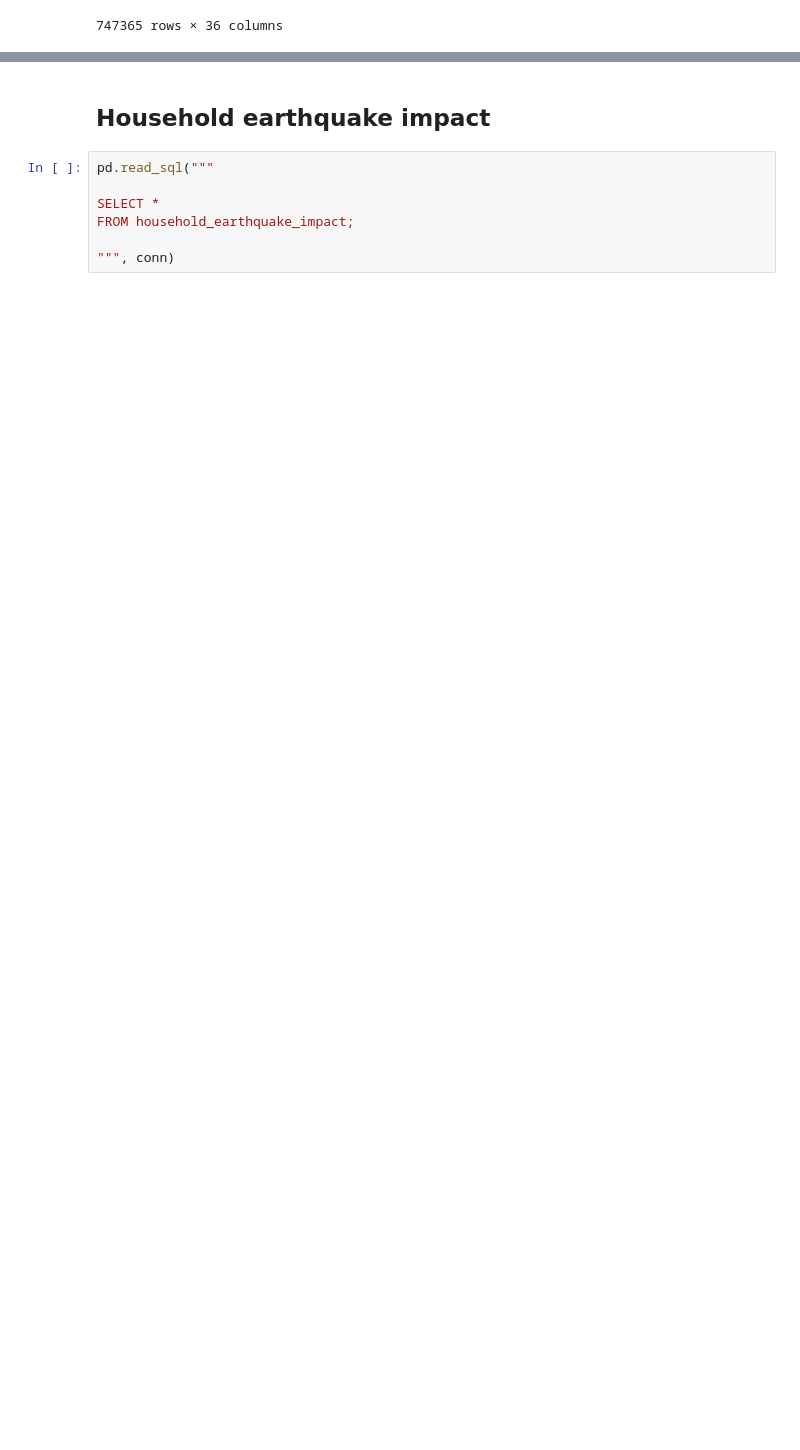
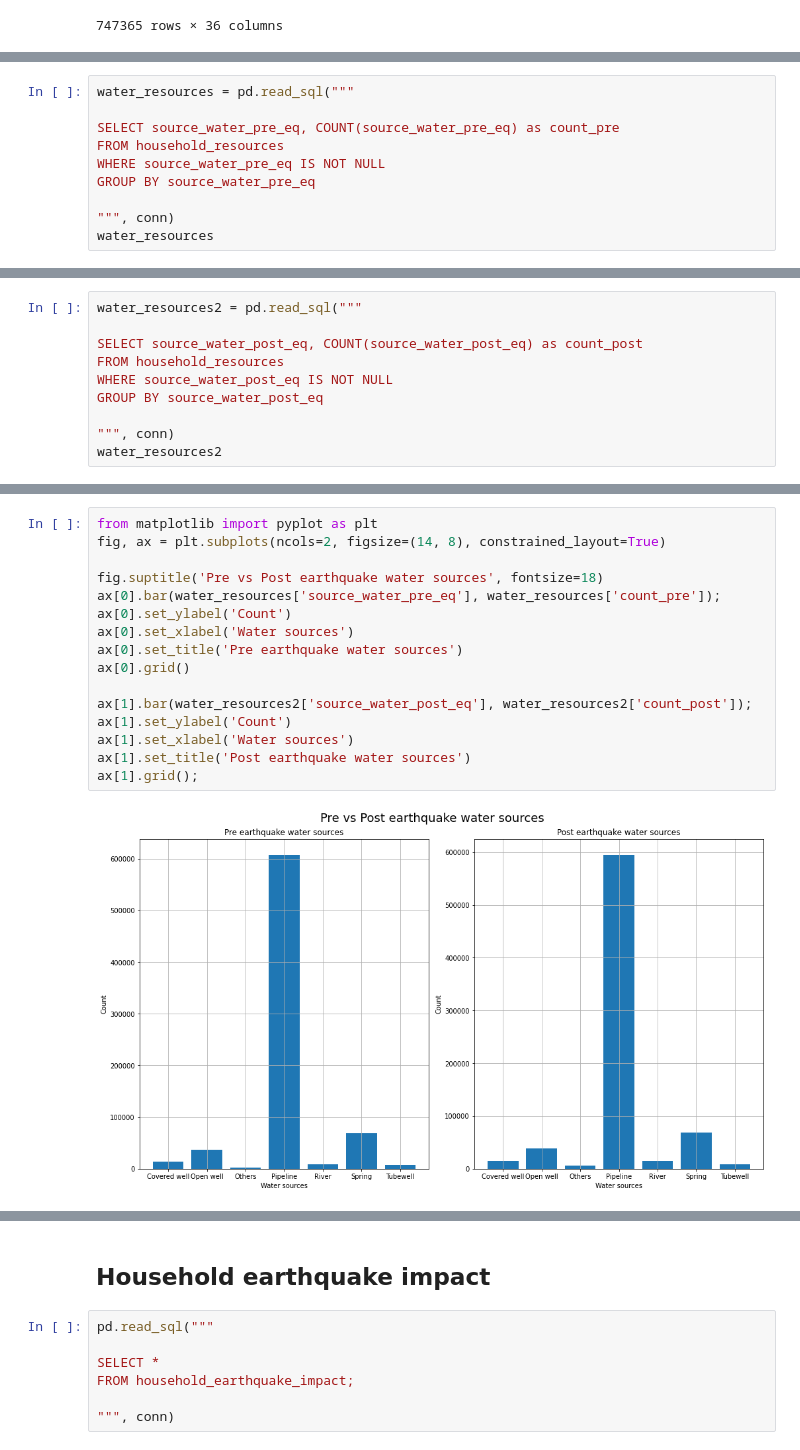
Before and after one commit to sandraabu/earthquake-damage, a Jupyter notebook: sql-earthquake.ipynb, the cells around one changed output, grey strips where cells are left out. Saved outputs shown, nothing was run; the diff lists cells and outputs as text; blank space fills up the shorter version.

Commit message:
Kaggle Notebook | sql_earthquake | Version 4

```diff
--- a/sql-earthquake.ipynb
+++ b/sql-earthquake.ipynb
@@ -214,0 +235,10 @@ FROM household_resources;
+# %%
+water_resources = pd.read_sql("""
+
+SELECT source_water_pre_eq, COUNT(source_water_pre_eq) as count_pre
+FROM household_resources
+WHERE source_water_pre_eq IS NOT NULL
+GROUP BY source_water_pre_eq
+
+""", conn)
+water_resources
@@ -214,0 +254,10 @@ FROM household_resources;
+# %%
+water_resources2 = pd.read_sql("""
+
+SELECT source_water_post_eq, COUNT(source_water_post_eq) as count_post
+FROM household_resources
+WHERE source_water_post_eq IS NOT NULL
+GROUP BY source_water_post_eq
+
+""", conn)
+water_resources2
@@ -214,0 +273,18 @@ FROM household_resources;
+# %%
+from matplotlib import pyplot as plt
+fig, ax = plt.subplots(ncols=2, figsize=(14, 8), constrained_layout=True)
+
+fig.suptitle('Pre vs Post earthquake water sources', fontsize=18)
+ax[0].bar(water_resources['source_water_pre_eq'], water_resources['count_pre']);
+ax[0].set_ylabel('Count')
+ax[0].set_xlabel('Water sources')
+ax[0].set_title('Pre earthquake water sources')
+ax[0].grid()
+
+ax[1].bar(water_resources2['source_water_post_eq'], water_resources2['count_post']);
+ax[1].set_ylabel('Count')
+ax[1].set_xlabel('Water sources')
+ax[1].set_title('Post earthquake water sources')
+ax[1].grid();
+# %% [output]
+[figure, added]
```
Also changed, not shown: parts of 23 cells of this notebook.
